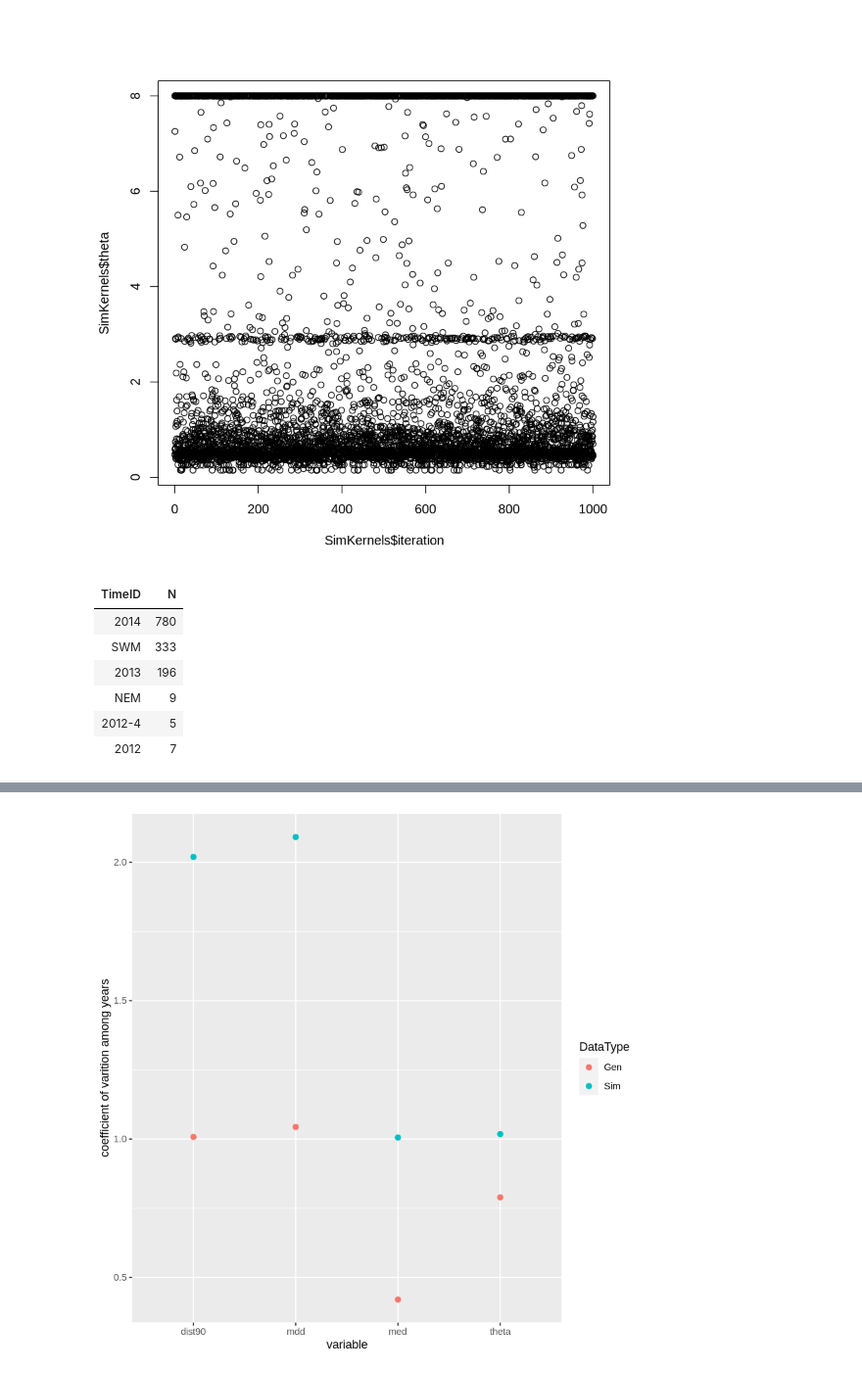
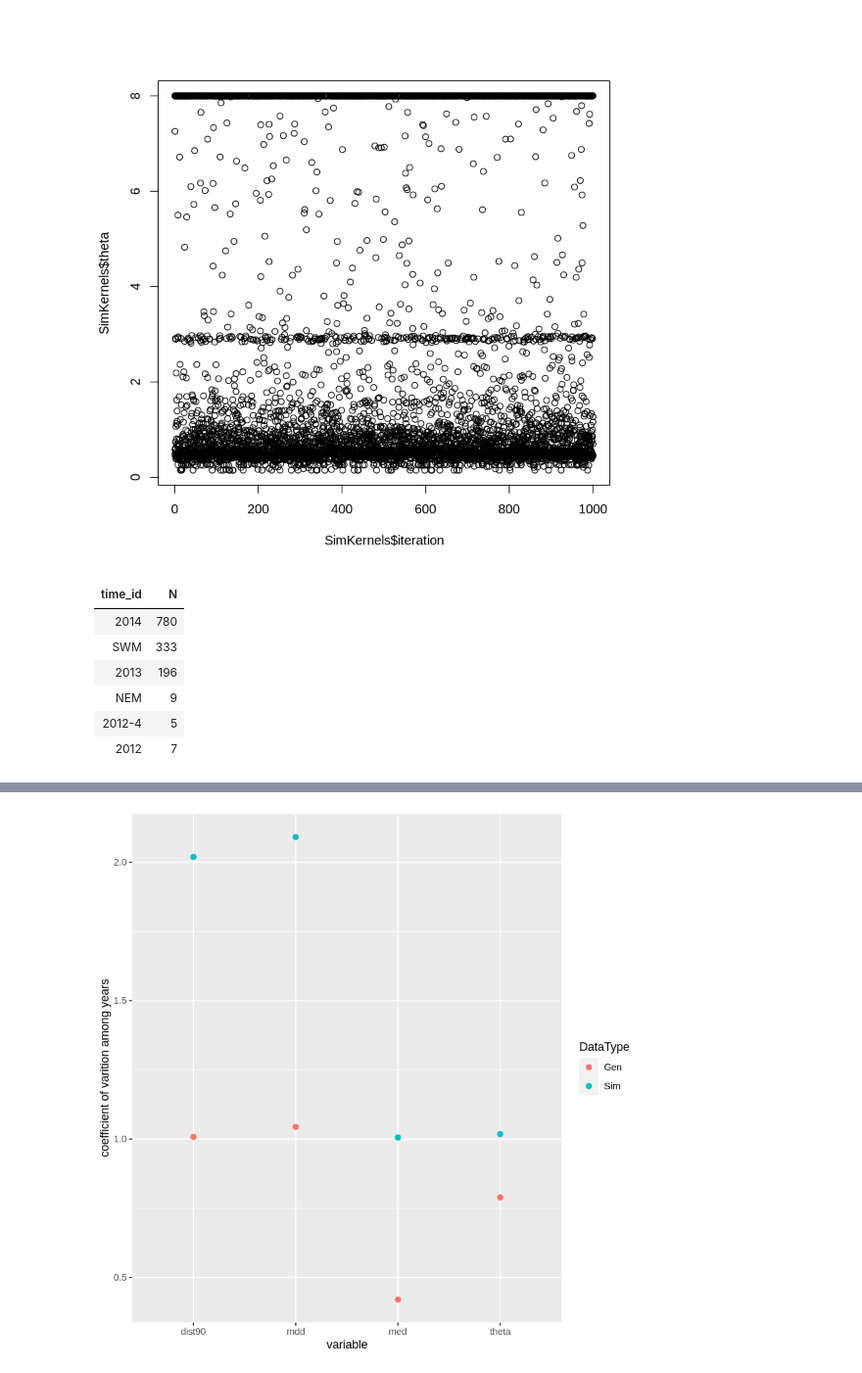
Before and after one commit to pinskylab/CamotesROMS, a Jupyter notebook: notebooks/process_ROMS_kernels.ipynb, the cells around one changed output, grey strips where cells are left out. Shown at 98% size. Drawn from its saved outputs; the diff is of its cells as text; code cells hidden in the pictures.

```diff
--- a/notebooks/process_ROMS_kernels.ipynb
+++ b/notebooks/process_ROMS_kernels.ipynb
@@ -37,9 +47,9 @@ plot(SimKernels$theta ~ SimKernels$iteration)
 [figure]
 # %%
 #how often do we see kernel fits that aren't great, as in the MLE is at the boundaries of our search
-SimKernels[k==10 |k==-10 | theta==0.15 |theta== 8, .N, by=c("TimeID")]
+SimKernels[k==10 |k==-10 | theta==0.15 |theta== 8, .N, by=c("time_id")]
 # %% [output]
-| TimeID | N |
+| time_id | N |
 | 2014 | 780 |
 | SWM | 333 |
 | 2013 | 196 |
```
Also changed, not shown: parts of 11 cells of this notebook.
